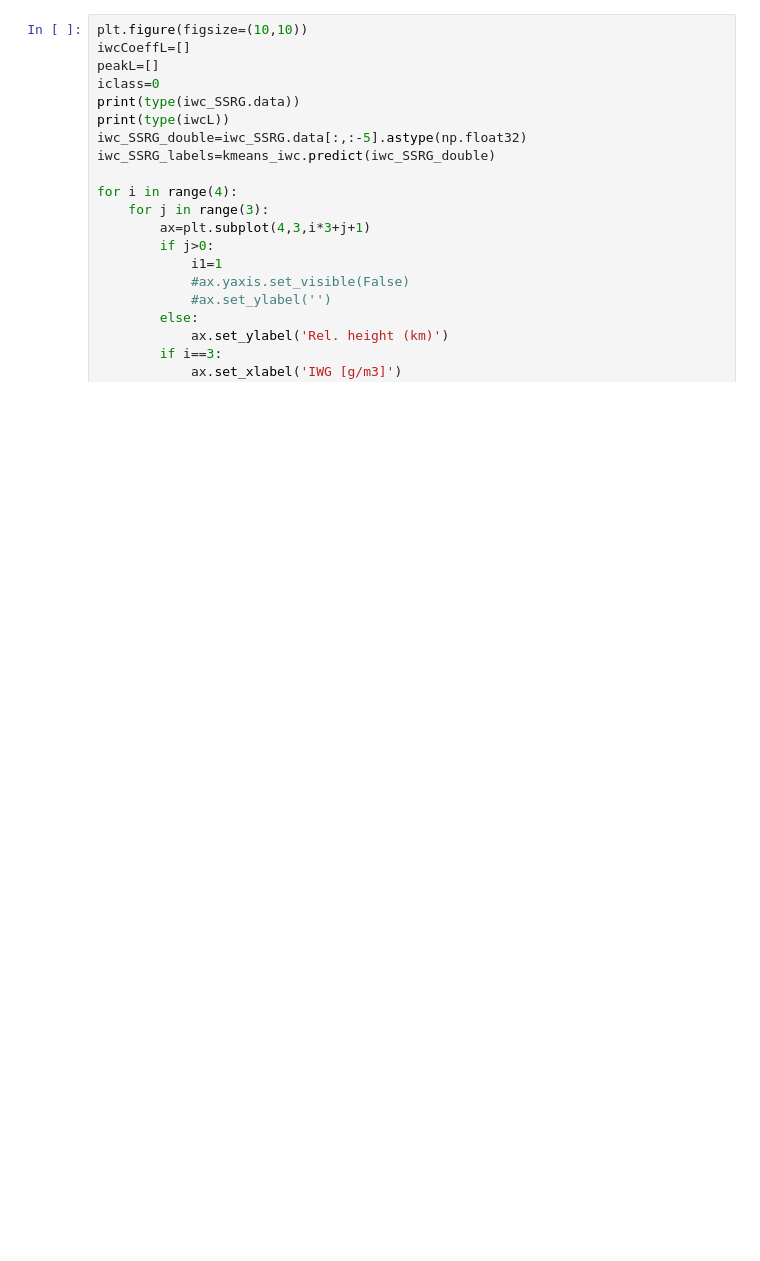
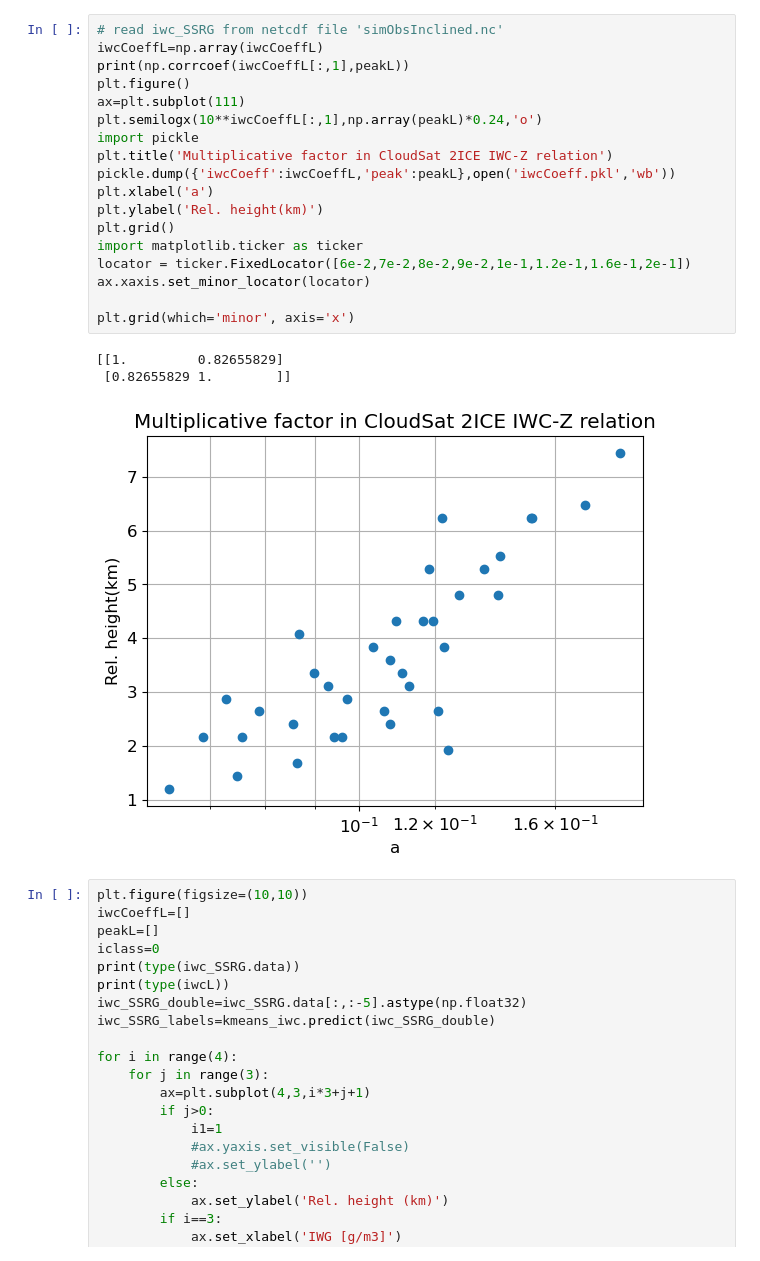
Before and after one commit to mgrecu35/anvilRetr, a Jupyter notebook: extractCS.ipynb, the cells around one changed output. Cells and saved outputs as stored; diff of their text form; blank space fills up the shorter version.

```diff
--- a/extractCS.ipynb
+++ b/extractCS.ipynb
@@ -78,3 +160,25 @@ with ncf.Dataset('simObsInclined_195.nc','r') as f:
+# %%
+# read iwc_SSRG from netcdf file 'simObsInclined.nc'
+iwcCoeffL=np.array(iwcCoeffL)
+print(np.corrcoef(iwcCoeffL[:,1],peakL))
+plt.figure()
+ax=plt.subplot(111)
+plt.semilogx(10**iwcCoeffL[:,1],np.array(peakL)*0.24,'o')
+import pickle
+plt.title('Multiplicative factor in CloudSat 2ICE IWC-Z relation')
+pickle.dump({'iwcCoeff':iwcCoeffL,'peak':peakL},open('iwcCoeff.pkl','wb'))
+plt.xlabel('a')
+plt.ylabel('Rel. height(km)')
+plt.grid()
+import matplotlib.ticker as ticker
+locator = ticker.FixedLocator([6e-2,7e-2,8e-2,9e-2,1e-1,1.2e-1,1.6e-1,2e-1])
+ax.xaxis.set_minor_locator(locator)
+
+plt.grid(which='minor', axis='x')
+# %% [output]
+[[1.         0.82655829]
+ [0.82655829 1.        ]]
+[figure, added]
 # %%
 plt.figure(figsize=(10,10))
 iwcCoeffL=[]
```
Also changed, not shown: parts of 6 cells of this notebook, 1 other file.
